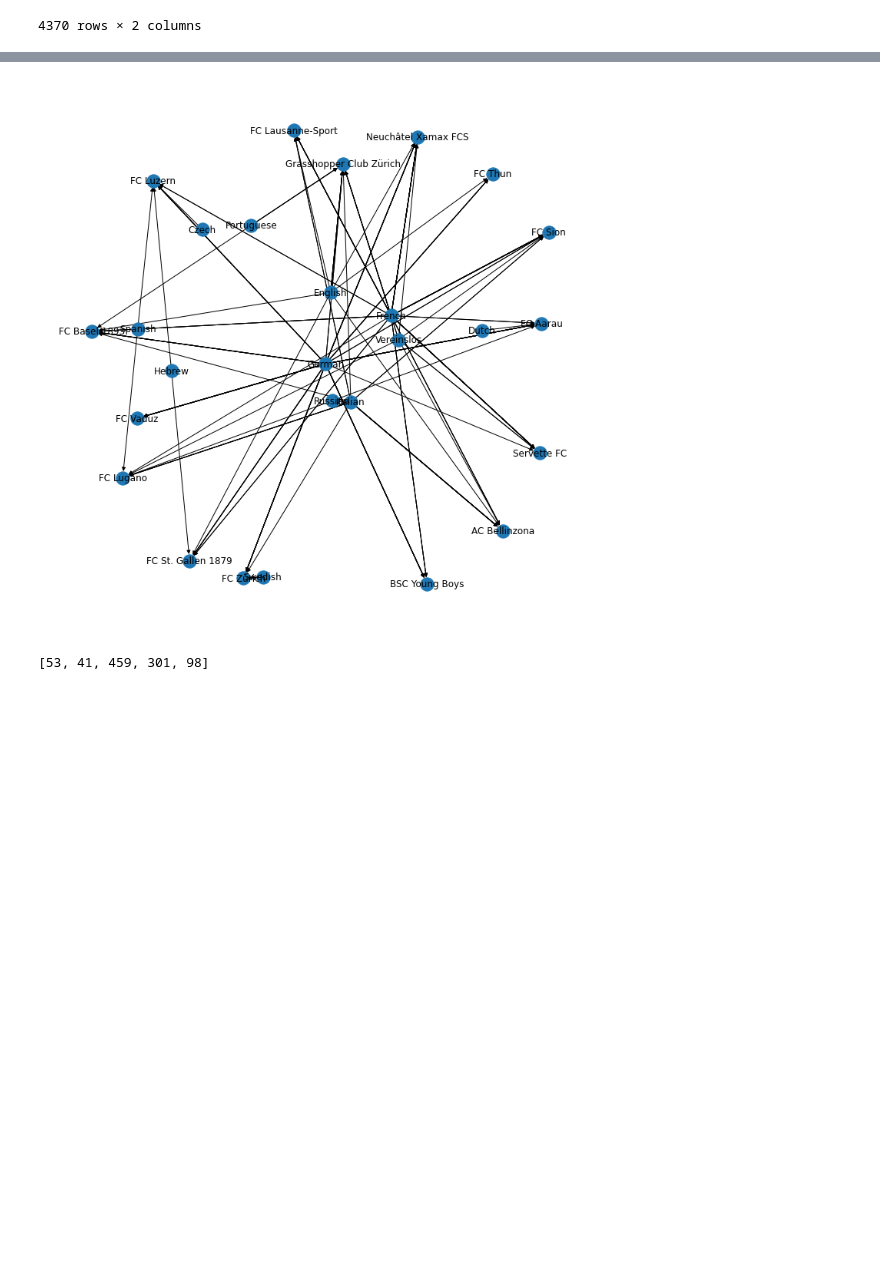
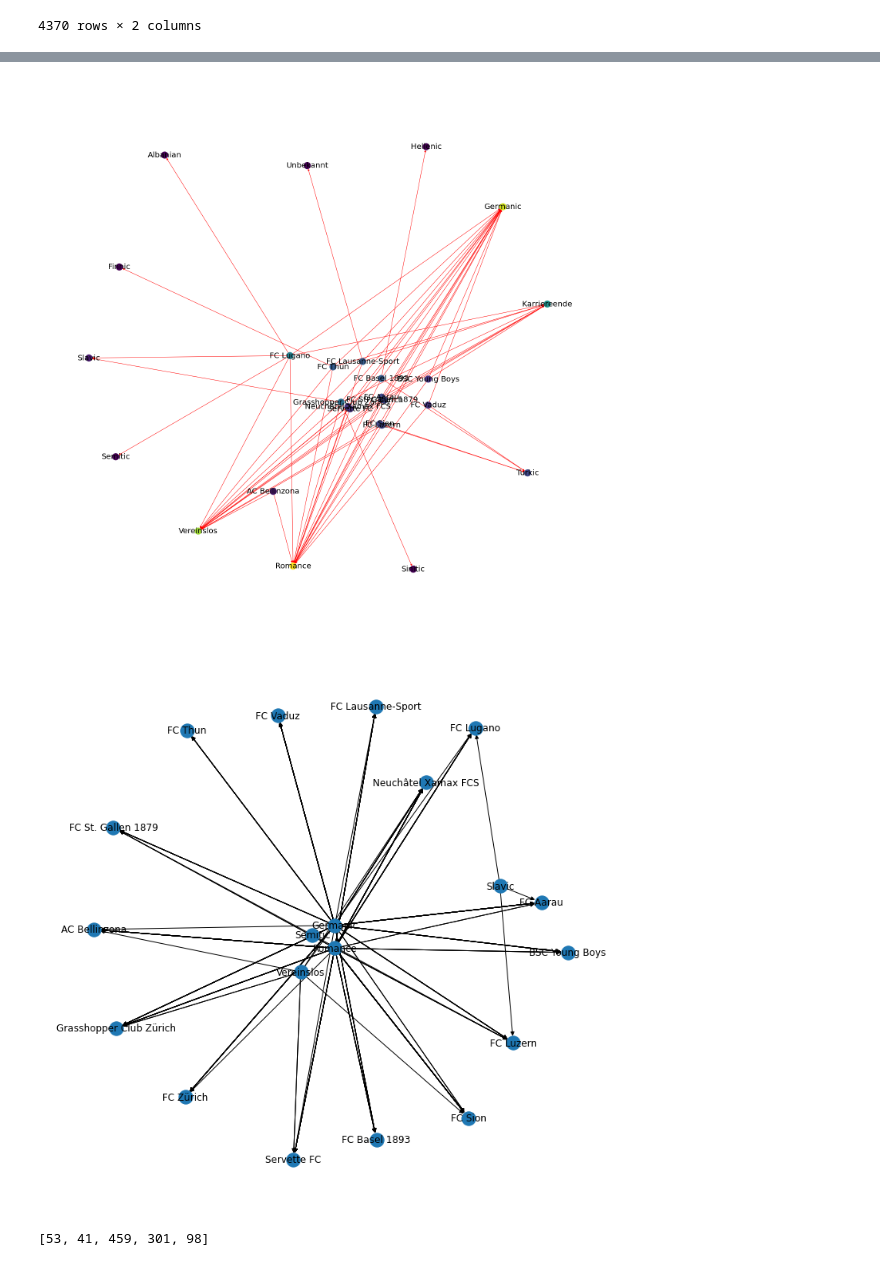
Before and after one commit to Ermaconomist/social_analysis_football_transfer, a Jupyter notebook: 02_analysis/Analysis Network v_Gino.ipynb, the cells around one changed output, grey strips where cells are left out. Drawn from its saved outputs; the diff is of its cells as text; code cells hidden in the pictures; blank space fills up the shorter version.

```diff
--- a/02_analysis/Analysis Network v_Gino.ipynb
+++ b/02_analysis/Analysis Network v_Gino.ipynb
@@ -178,16 +207,31 @@ fig.savefig('network20.pdf')
+# %%
+fig = plt.figure(figsize=(20, 20))
+
+g = nx.from_pandas_edgelist(df_tempA20,
+                            source = 'From',
+                            target = 'ToLanguageFamily',
+                            edge_attr = 'FromLanguageFamily',
+                            create_using = nx.DiGraph())
+node_color = [20000.0 * g.degree(v) for v in g]
+nx.draw(g, node_color=node_color, edge_color='red', with_labels = True, font_size=20)
+plt.axis('equal')
+plt.show()
+fig.savefig('networkTestA20.pdf')
+# %% [output]
+[figure, added]
 # %%
 fig = plt.figure(figsize=(10, 10))
-g = nx.from_pandas_edgelist(df_temp20,
-                            source = 'FromLanguage',
+g = nx.from_pandas_edgelist(df_tempZ20,
+                            source = 'FromLanguageFamily',
                             target = 'To',
                             edge_attr = 'ToLanguageFamily',
                             create_using = nx.MultiDiGraph())
 nx.draw(g, with_labels = True)
 plt.axis('scaled')
 plt.show()
-fig.savefig('networkTest20.pdf')
+fig.savefig('networkTestZ20.pdf')
 # %% [output]
-[figure, old version]
+[figure, new version]
 # %%
 sorted(betCent, key=betCent.get, reverse=True)[:5]
 # %% [output]
```
Also changed, not shown: parts of 9 cells of this notebook, 3 other files.
